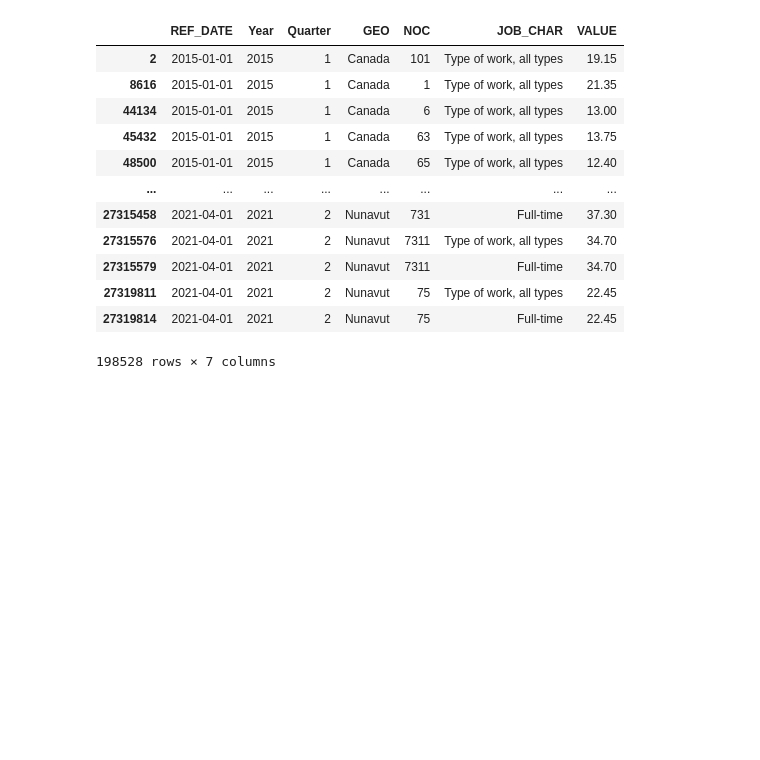
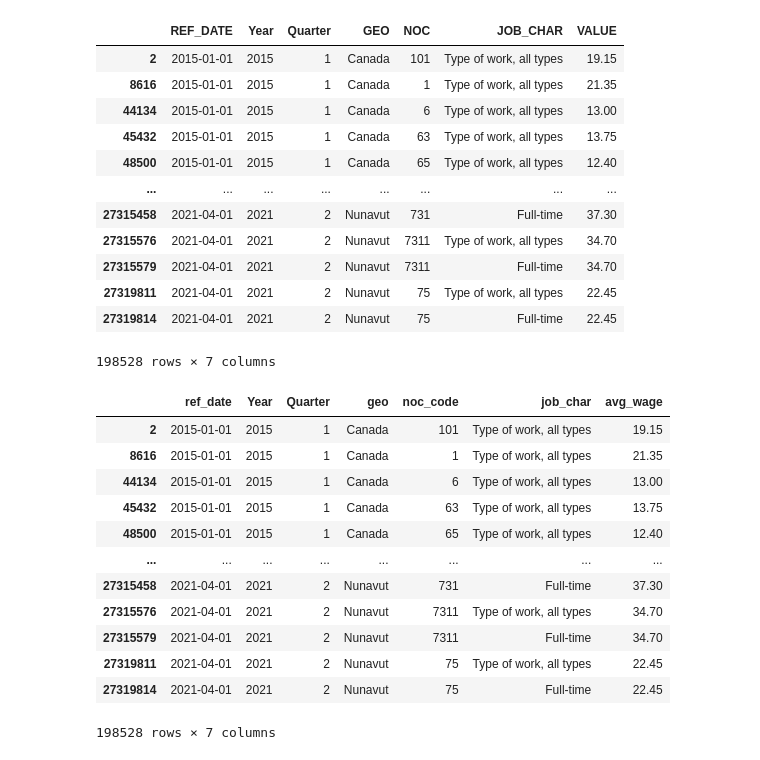
Before and after one commit to alecngai/Predicting_Canadian_Job_Vacancies, a Jupyter notebook: Database/Data_Cleanse_forDBLoad_toSQL.ipynb, the cells around one changed output. Drawn from its saved outputs; the diff is of its cells as text; code cells hidden in the pictures; blank space fills up the shorter version.

```diff
--- a/Database/Data_Cleanse_forDBLoad_UUID_toSQL_2.ipynb
+++ b/Database/Data_Cleanse_forDBLoad_toSQL.ipynb
@@ -390,6 +323,7 @@ avg_wage['Quarter'] = avg_wage['Quarter'].replace(['01','04','07','10'],['1','2'
 
 #drop column not required
 avg_wage = avg_wage.drop(columns=['Date'])
+avg_wage = avg_wage.drop(columns=['Statistics'])
 
 #reordeing columns
 avg_wage = avg_wage[['REF_DATE','Year', 'Quarter', 'GEO','NOC','JOB_CHAR','VALUE']]
@@ -426,16 +360,24 @@ avg_wage
 | 27319811 | 2021-04-01 | 2021 | 2 | Nunavut | 75 | Type of work, all types | 22.45 |
 | 27319814 | 2021-04-01 | 2021 | 2 | Nunavut | 75 | Full-time | 22.45 |
 198528 rows × 7 columns
-# %%
-avg_wage["composition"]=avg_wage["Year"] + avg_wage["Quarter"] + avg_wage["GEO"]+ avg_wage["NOC"]+ avg_wage["JOB_CHAR"]
-avg_wage
-# %%
-avg_wage= pd.merge(avg_wage, uuid_df, on= 'composition', how='right')
-avg_wage.fillna('')
-avg_wage.sample(n=3)
 # %%
-avg_wage=avg_wage[["UUID", "ref_date", "year", "quarter", "geo", "noc_code", "job_details","VALUE"]]
-avg_wage.fillna('')
+avg_wage=avg_wage.rename(columns={"REF_DATE": "ref_date", "GEO": "geo",
+                              "JOB_CHAR": "job_char", "NOC": "noc_code", "VALUE":"avg_wage"})
+avg_wage
+# %% [output]
+|  | ref_date | Year | Quarter | geo | noc_code | job_char | avg_wage |
+| 2 | 2015-01-01 | 2015 | 1 | Canada | 101 | Type of work, all types | 19.15 |
+| 8616 | 2015-01-01 | 2015 | 1 | Canada | 1 | Type of work, all types | 21.35 |
+| 44134 | 2015-01-01 | 2015 | 1 | Canada | 6 | Type of work, all types | 13.00 |
+| 45432 | 2015-01-01 | 2015 | 1 | Canada | 63 | Type of work, all types | 13.75 |
+| 48500 | 2015-01-01 | 2015 | 1 | Canada | 65 | Type of work, all types | 12.40 |
+| ... | ... | ... | ... | ... | ... | ... | ... |
+| 27315458 | 2021-04-01 | 2021 | 2 | Nunavut | 731 | Full-time | 37.30 |
+| 27315576 | 2021-04-01 | 2021 | 2 | Nunavut | 7311 | Type of work, all types | 34.70 |
+| 27315579 | 2021-04-01 | 2021 | 2 | Nunavut | 7311 | Full-time | 34.70 |
+| 27319811 | 2021-04-01 | 2021 | 2 | Nunavut | 75 | Type of work, all types | 22.45 |
+| 27319814 | 2021-04-01 | 2021 | 2 | Nunavut | 75 | Full-time | 22.45 |
+198528 rows × 7 columns
 # %%
 #exporting to csv
 avg_wage.to_csv('Resources/AvgWagetable.csv', index = False)
```
Also changed, not shown: parts of 14 cells of this notebook, 1 other file.
